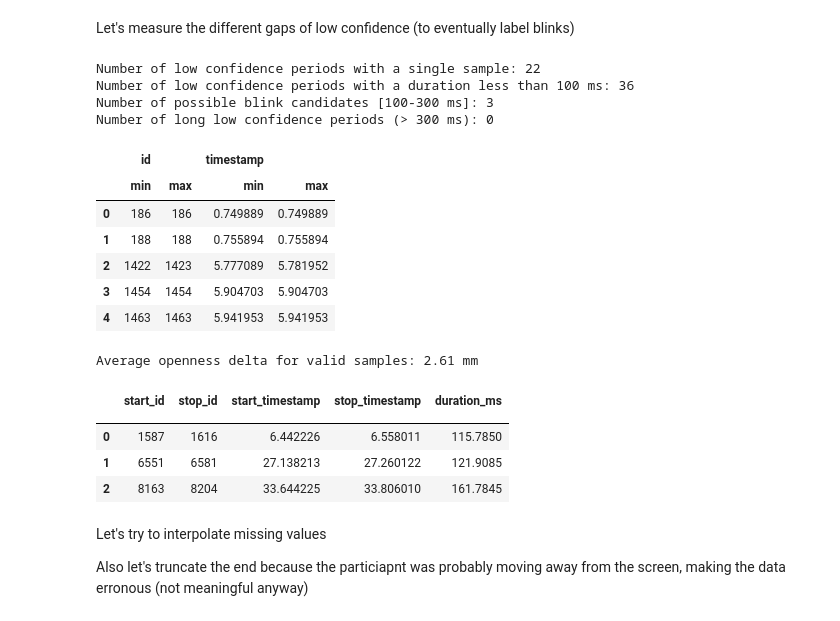
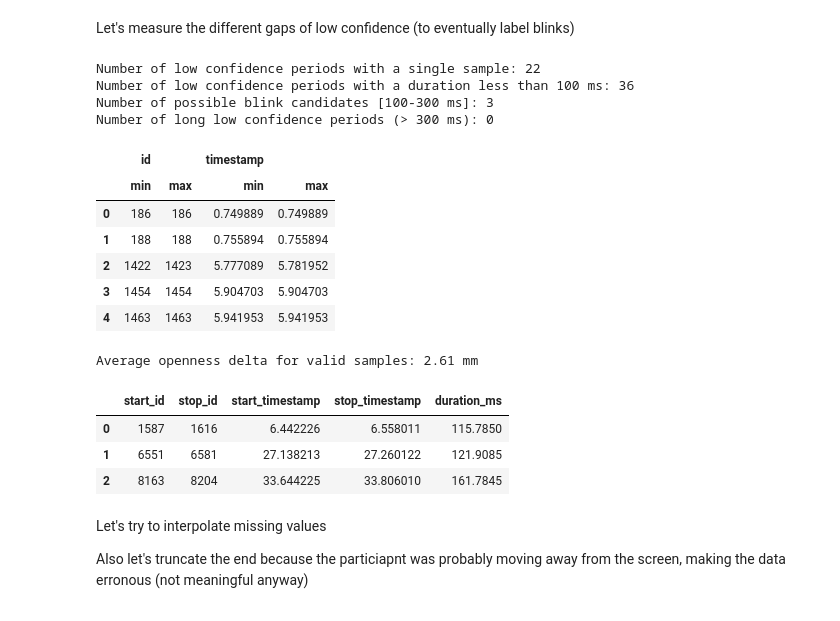
Before and after one commit to Alex0021/thesis-adaptive-swarm-interfaces, a Jupyter notebook: research/cognitive_load_models/notebooks/01_explore_datasets.ipynb, the cells around one changed output. Cells and saved outputs as stored; diff of their text form; code cells hidden in the pictures.

```diff
--- a/research/cognitive_load_models/notebooks/01_explore_datasets.ipynb
+++ b/research/cognitive_load_models/notebooks/01_explore_datasets.ipynb
@@ -95,5 +95,10 @@ merged_df_clean = merged_df.dropna()
 # Let's reindex the dataframe using timestamp starting from 0 adn dropping the original timestamp columns
 merged_df_clean['timestamp'] = merged_df_clean['gaze_timestamp'] - gaze_start_time
 merged_df_clean.drop(columns=['gaze_timestamp', 'pupil_timestamp'], inplace=True)
+
+# Rename some columns for clarity
+merged_df_clean.rename(columns={
+    'pupil_diameter': 'pupil_diameter_mm',
+}, inplace=True)
 # %% [output]
 There are 1 non matching timestamp within the limits
@@ -181,34 +201,37 @@ print(f"Number of long low confidence periods (> 300 ms): {(low_confidence_df_gf
 
 gaps_to_fill_df = low_confidence_df_gfoup[low_confidence_df_gfoup['low_confidence']['first'] & (low_confidence_df_gfoup['duration_ms'] < 100)]
 gaps_to_fill_df = gaps_to_fill_df[[('id', 'min'), ('id', 'max'), ('timestamp', 'min'), ('timestamp', 'max')]].reset_index(drop=True)
+gaps_to_fill_df[('id','min')] = gaps_to_fill_df[('id','min')].astype(int)
+gaps_to_fill_df[('id','max')] = gaps_to_fill_df[('id','max')].astype(int)
+
 display(gaps_to_fill_df.head())
 
 average_openness_delta_valid_samples = low_confidence_df_gfoup[(~low_confidence_df_gfoup['low_confidence']['first'])]['openness_delta'].mean()
 print(f"Average openness delta for valid samples: {average_openness_delta_valid_samples:.2f} mm")
 low_confidence_df_gfoup[(low_confidence_df_gfoup['low_confidence']['first'] & (low_confidence_df_gfoup['duration_ms'] >= 100) & (low_confidence_df_gfoup['duration_ms'] <= 300))]
 
 custom_blinks_df = low_confidence_df_gfoup[(low_confidence_df_gfoup['low_confidence']['first'] & (low_confidence_df_gfoup['duration_ms'] >= 100) & (low_confidence_df_gfoup['duration_ms'] <= 300))].copy()
 custom_blinks_df['start_timestamp'] = custom_blinks_df['timestamp']['min']
 custom_blinks_df['stop_timestamp'] = custom_blinks_df['timestamp']['max']
 custom_blinks_df['start_id'] = custom_blinks_df['id']['min']
 custom_blinks_df['stop_id'] = custom_blinks_df['id']['max']
 custom_blinks_df = custom_blinks_df[['start_id', 'stop_id', 'start_timestamp', 'stop_timestamp', 'duration_ms']].reset_index(drop=True)
+custom_blinks_df = custom_blinks_df.droplevel(level=1, axis=1)
 custom_blinks_df.head()
 # %% [output]
 Number of low confidence periods with a single sample: 22
 Number of low confidence periods with a duration less than 100 ms: 36
 Number of possible blink candidates [100-300 ms]: 3
 Number of long low confidence periods (> 300 ms): 0
 |  | id |  | timestamp |  |
 |  | min | max | min | max |
 | 0 | 186 | 186 | 0.749889 | 0.749889 |
 | 1 | 188 | 188 | 0.755894 | 0.755894 |
 | 2 | 1422 | 1423 | 5.777089 | 5.781952 |
 | 3 | 1454 | 1454 | 5.904703 | 5.904703 |
 | 4 | 1463 | 1463 | 5.941953 | 5.941953 |
 Average openness delta for valid samples: 2.61 mm
 |  | start_id | stop_id | start_timestamp | stop_timestamp | duration_ms |
-|  |  |  |  |  |  |
 | 0 | 1587 | 1616 | 6.442226 | 6.558011 | 115.7850 |
 | 1 | 6551 | 6581 | 27.138213 | 27.260122 | 121.9085 |
 | 2 | 8163 | 8204 | 33.644225 | 33.806010 | 161.7845 |
```
Also changed, not shown: parts of 21 cells of this notebook.
